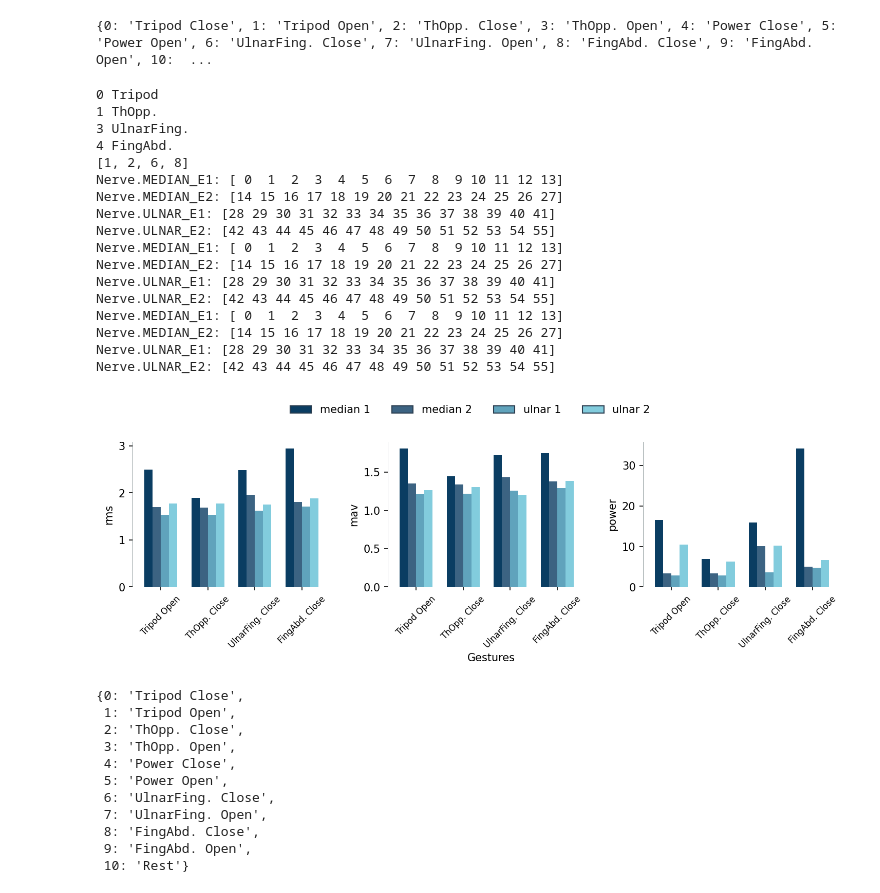
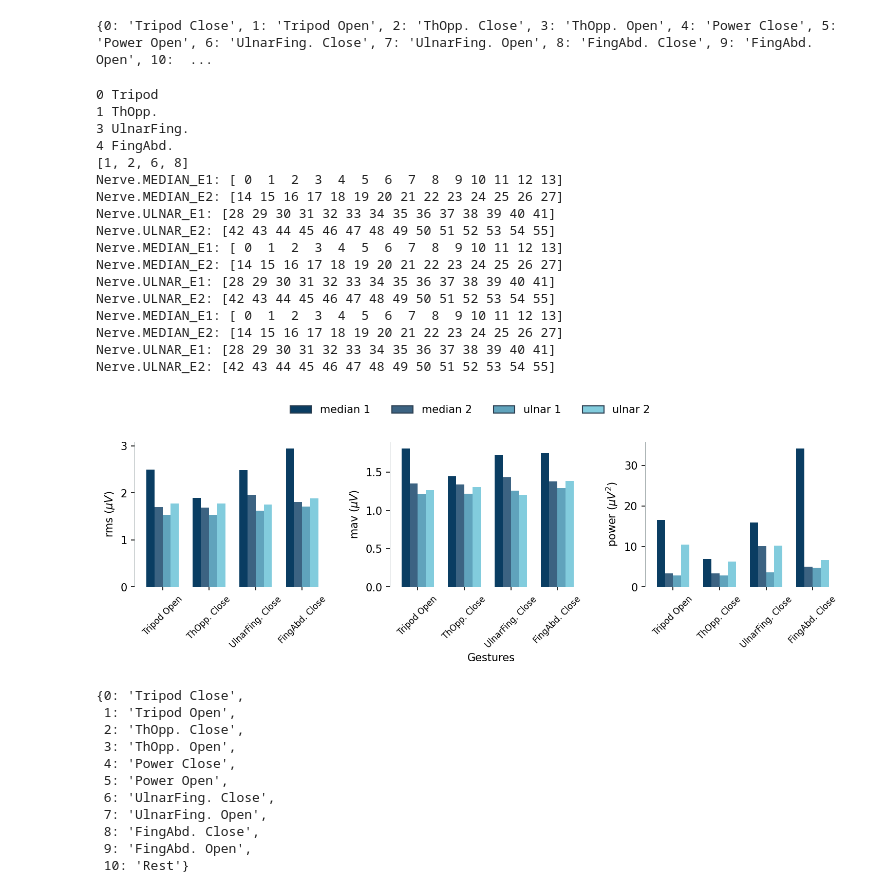
Before and after one commit to FarahBaracat/gest_classification_eng, a Jupyter notebook: notebooks/4.visualize_data_feature.ipynb, the cells around one changed output. Saved outputs shown, nothing was run; the diff lists cells and outputs as text; code cells hidden in the pictures.

```diff
--- a/notebooks/4.visualize_data_feature.ipynb
+++ b/notebooks/4.visualize_data_feature.ipynb
@@ -479,7 +482,13 @@ def plot_features_across_electrode(eng_dataset, features_dict, features, select_
                                                 alpha=bar_alpha)
         xticks_label = mean_per_electrode['class_name']
 
-        ax.set_ylabel(f'{feat}')
+        if feat=='rms':
+            xlabel_units =  r'$\mu$$V$'
+        if feat=='mav':
+            xlabel_units=  r'$\mu$$V$'
+        if feat == 'power':
+            xlabel_units = r'$\mu$$V^2$'
+        ax.set_ylabel(f"{feat} ({xlabel_units})")
         sns.despine(ax=ax, trim=False)
 
         ax.set_xlabel("")
@@ -521,35 +530,35 @@ sel_gest_phase = [Gest_namedtup(0, 'Open'),
 add_rest = False
  # Get corresponding label of the gesture given the phase of gesture
 select_class, _ = pre.encode_gest_phase(eng_dataset, sel_gest_phase, labels_map)
 print(select_class)
 
 if add_rest:
     # get rest class label by first reversing the labels_map
     labels_map_r = {v: k for k, v in labels_map.items()}
 
     rest_class = labels_map_r['Rest']
     select_class.append(rest_class)
 
-plot_features_across_electrode(eng_dataset, features_dict, features, select_class, save_figs)
+plot_features_across_electrode(eng_dataset, features_dict, features, select_class, save_figs, custom_cmap='blues')
 # %% [output]
 0 Tripod
 1 ThOpp.
 3 UlnarFing.
 4 FingAbd.
 [1, 2, 6, 8]
 Nerve.MEDIAN_E1: [ 0  1  2  3  4  5  6  7  8  9 10 11 12 13]
 Nerve.MEDIAN_E2: [14 15 16 17 18 19 20 21 22 23 24 25 26 27]
 Nerve.ULNAR_E1: [28 29 30 31 32 33 34 35 36 37 38 39 40 41]
 Nerve.ULNAR_E2: [42 43 44 45 46 47 48 49 50 51 52 53 54 55]
 Nerve.MEDIAN_E1: [ 0  1  2  3  4  5  6  7  8  9 10 11 12 13]
 Nerve.MEDIAN_E2: [14 15 16 17 18 19 20 21 22 23 24 25 26 27]
 Nerve.ULNAR_E1: [28 29 30 31 32 33 34 35 36 37 38 39 40 41]
 Nerve.ULNAR_E2: [42 43 44 45 46 47 48 49 50 51 52 53 54 55]
 Nerve.MEDIAN_E1: [ 0  1  2  3  4  5  6  7  8  9 10 11 12 13]
 Nerve.MEDIAN_E2: [14 15 16 17 18 19 20 21 22 23 24 25 26 27]
 Nerve.ULNAR_E1: [28 29 30 31 32 33 34 35 36 37 38 39 40 41]
 Nerve.ULNAR_E2: [42 43 44 45 46 47 48 49 50 51 52 53 54 55]
-[figure, old version]
+[figure, new version]
 # %%
 labels_map
 # %% [output]
```
Also changed, not shown: parts of 10 cells of this notebook, 1 other file.
